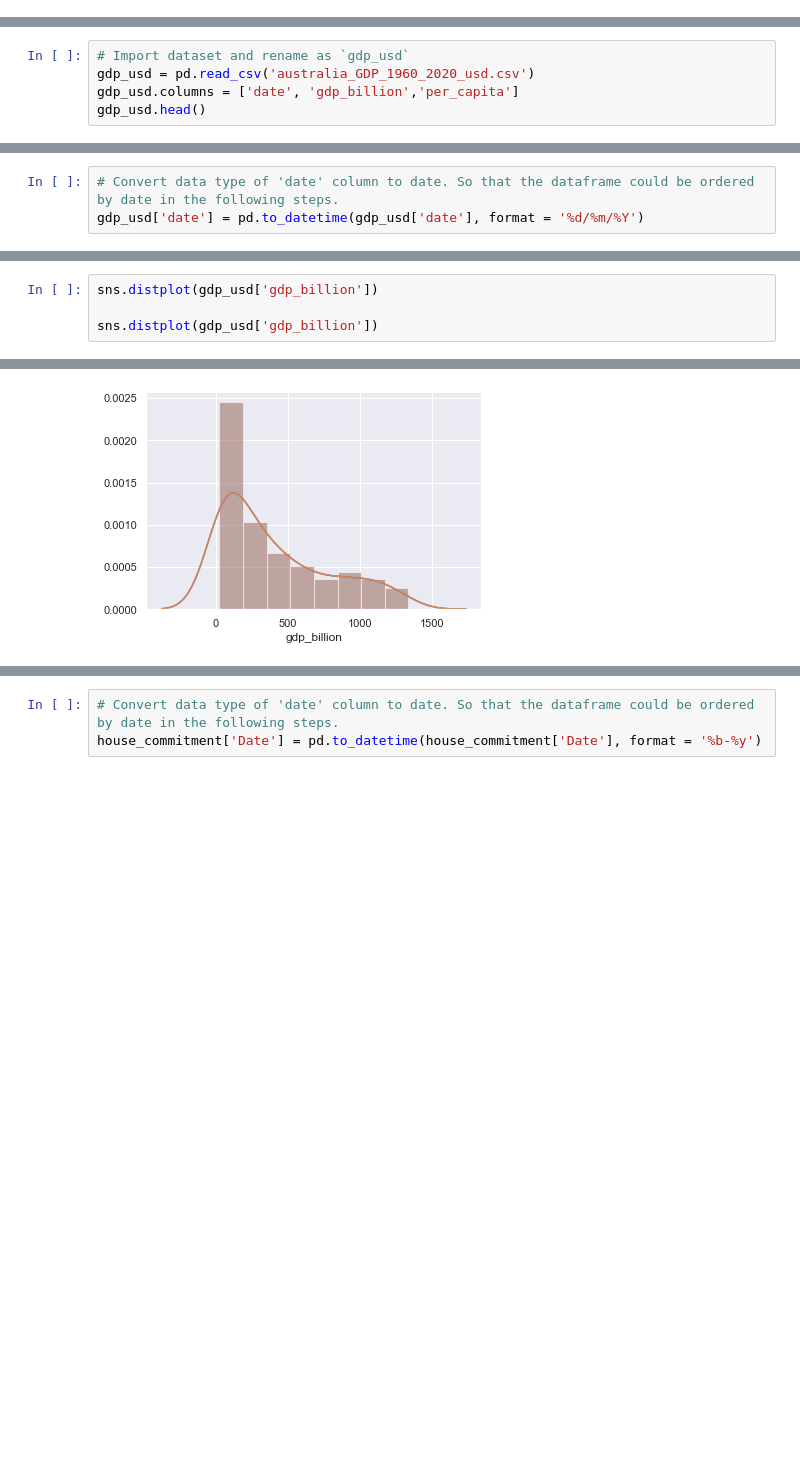
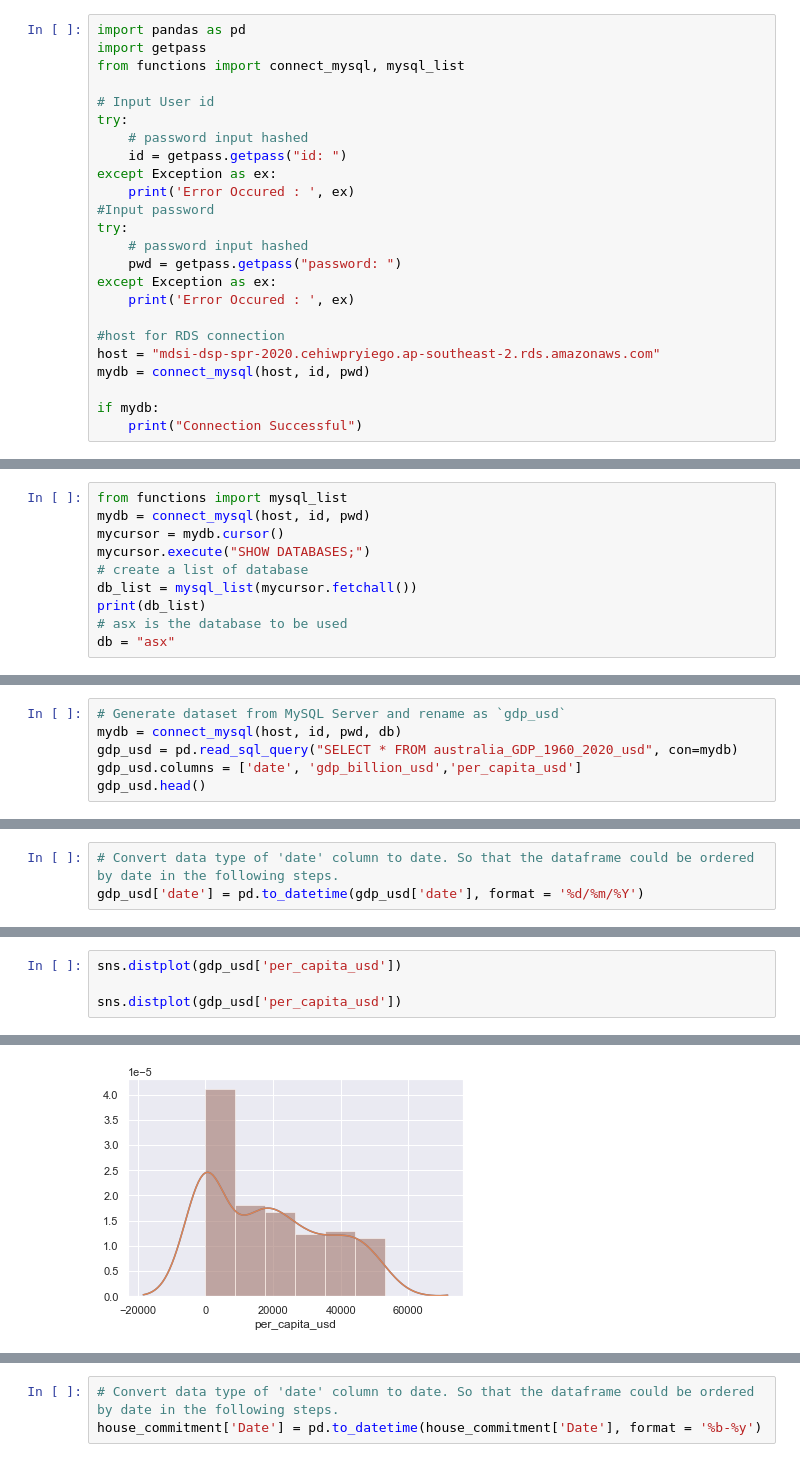
Before and after one commit to MDSI-AUG-2020-DSP/ASX, a Jupyter notebook: Housing_GDP.ipynb, the cells around one changed output, grey strips where cells are left out. Cells and saved outputs as stored; diff of their text form; blank space fills up the shorter version.

Commit message:
Updated codes to use datasets from MySQL Server

```diff
--- a/Housing_GDP.ipynb
+++ b/Housing_GDP.ipynb
@@ -28,3 +28,27 @@ import matplotlib.pyplot as plt
 import seaborn as sns
 sns.set()
 %matplotlib inline
+# %%
+import pandas as pd
+import getpass
+from functions import connect_mysql, mysql_list
+
+# Input User id
+try:
+    # password input hashed
+    id = getpass.getpass("id: ")
+except Exception as ex:
+    print('Error Occured : ', ex)
+#Input password
+try:
+    # password input hashed
+    pwd = getpass.getpass("password: ")
+except Exception as ex:
+    print('Error Occured : ', ex)
+
+#host for RDS connection
+host = "mdsi-dsp-spr-2020.cehiwpryiego.ap-southeast-2.rds.amazonaws.com"
+mydb = connect_mysql(host, id, pwd)
+
+if mydb:
+    print("Connection Successful")
@@ -30,0 +59,10 @@ sns.set()
+# %%
+from functions import mysql_list
+mydb = connect_mysql(host, id, pwd)
+mycursor = mydb.cursor()
+mycursor.execute("SHOW DATABASES;")
+# create a list of database
+db_list = mysql_list(mycursor.fetchall())
+print(db_list)
+# asx is the database to be used
+db = "asx"
@@ -31,6 +103,7 @@ sns.set()
 # %%
-# Import dataset and rename as `gdp_usd`
-gdp_usd = pd.read_csv('australia_GDP_1960_2020_usd.csv')
-gdp_usd.columns = ['date', 'gdp_billion','per_capita']
+# Generate dataset from MySQL Server and rename as `gdp_usd`
+mydb = connect_mysql(host, id, pwd, db)
+gdp_usd = pd.read_sql_query("SELECT * FROM australia_GDP_1960_2020_usd", con=mydb)
+gdp_usd.columns = ['date', 'gdp_billion_usd','per_capita_usd']
 gdp_usd.head()
 # %% [output]
@@ -77,7 +150,7 @@ sns.distplot(gdp_usd['gdp_billion'], kde = True , bins = 30)
 # %%
-sns.distplot(gdp_usd['gdp_billion'])
+sns.distplot(gdp_usd['per_capita_usd'])
 
-sns.distplot(gdp_usd['gdp_billion'])
+sns.distplot(gdp_usd['per_capita_usd'])
 # %% [output]
 <matplotlib.axes._subplots.AxesSubplot at 0x...>
-[figure, old version]
+[figure, new version]
```
Also changed, not shown: parts of 28 cells of this notebook.
